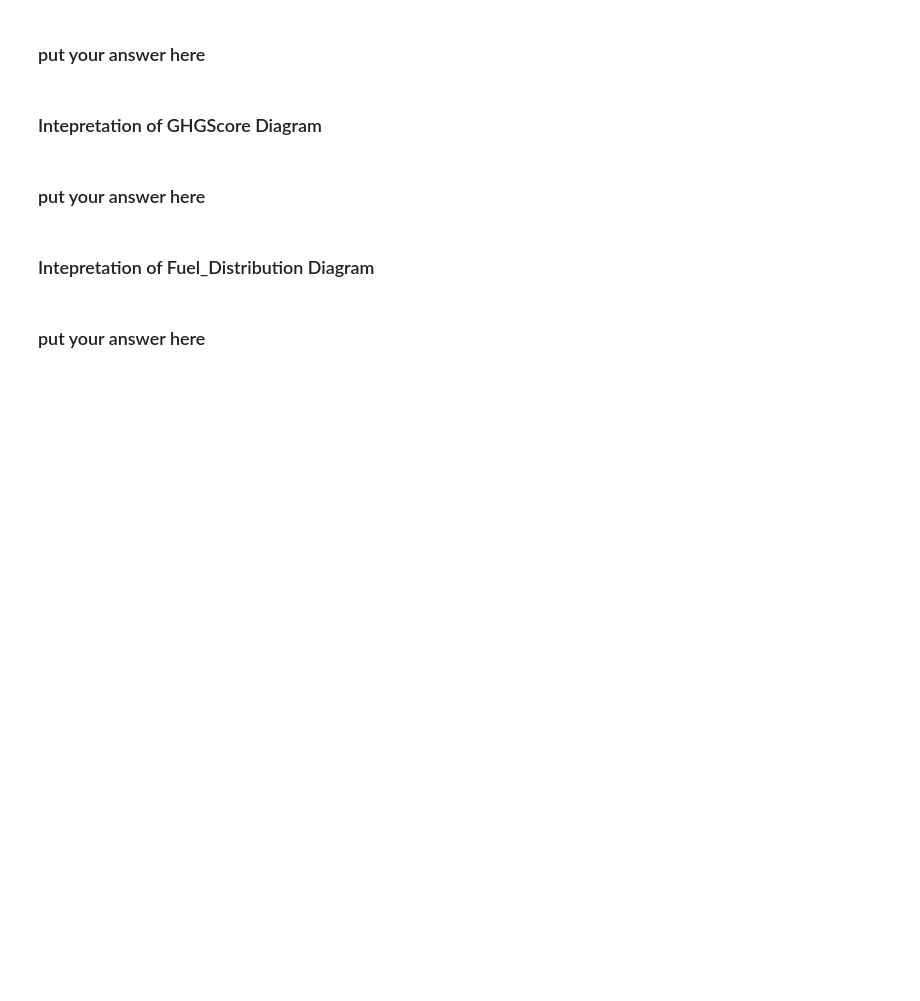
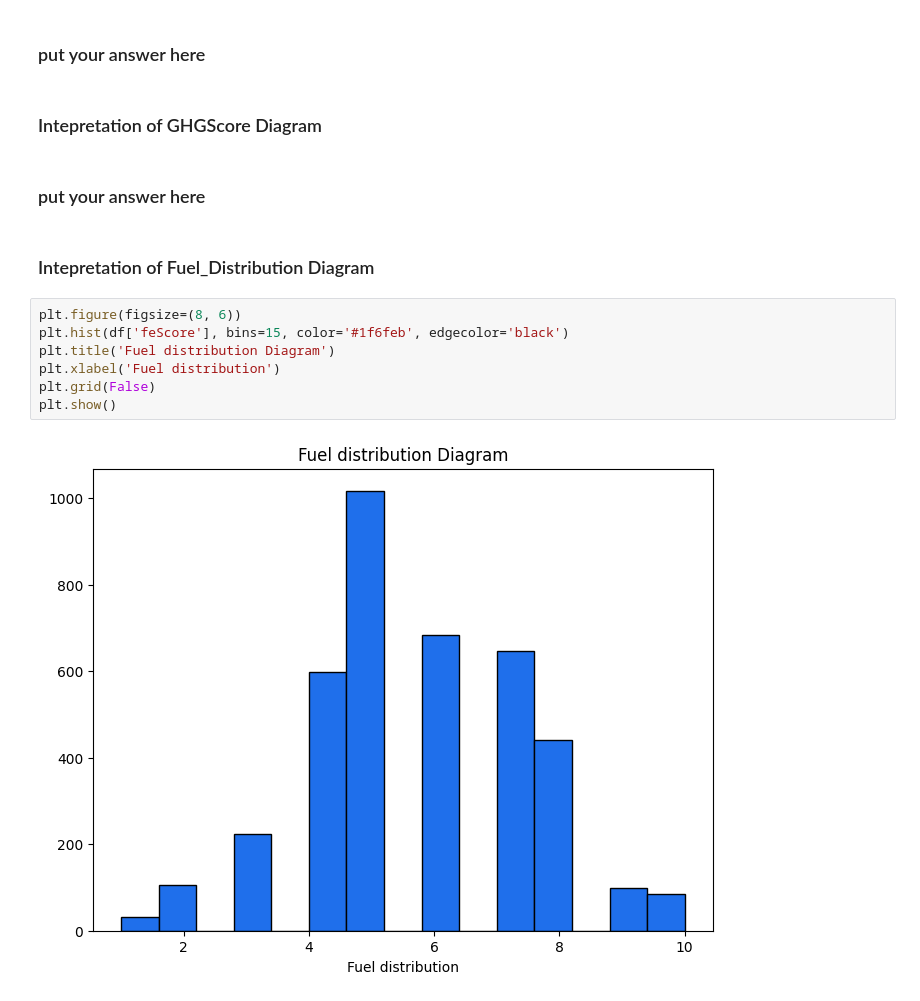
Before and after one commit to AkotoChristine/Project_Plotting_Peer_Group8, a Jupyter notebook: Plotting Assignment.ipynb, the cells around one changed output. Drawn from its saved outputs; the diff is of its cells as text; blank space fills up the shorter version.

```diff
--- a/Plotting Assignment.ipynb
+++ b/Plotting Assignment.ipynb
@@ -181,5 +189,12 @@ plt.show()
 ### put your answer here
 # %% [markdown]
 ### Intepretation of Fuel_Distribution Diagram
-# %% [markdown]
-### put your answer here
+# %%
+plt.figure(figsize=(8, 6))
+plt.hist(df['feScore'], bins=15, color='#1f6feb', edgecolor='black')
+plt.title('Fuel distribution Diagram')
+plt.xlabel('Fuel distribution')
+plt.grid(False)
+plt.show()
+# %% [output]
+[figure, added]
```
Also changed, not shown: parts of 3 cells of this notebook, 1 other file.
